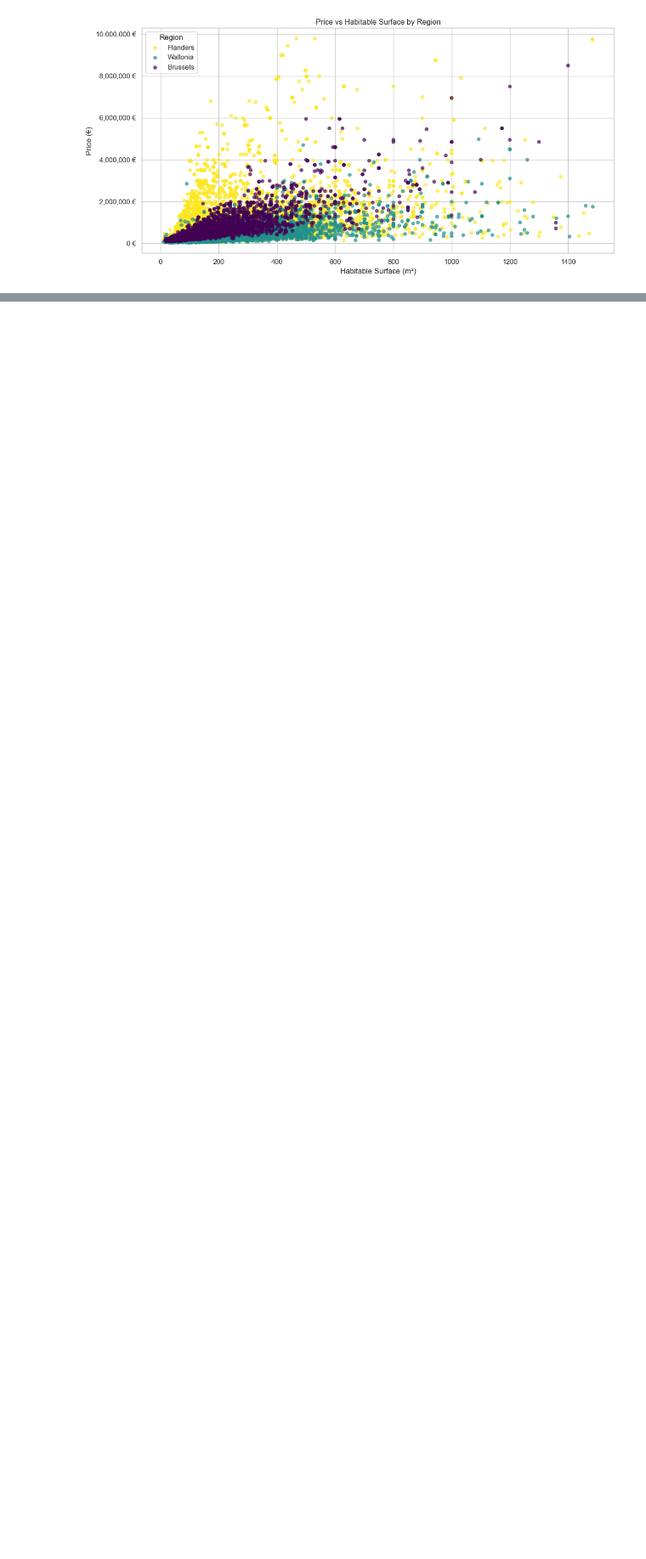
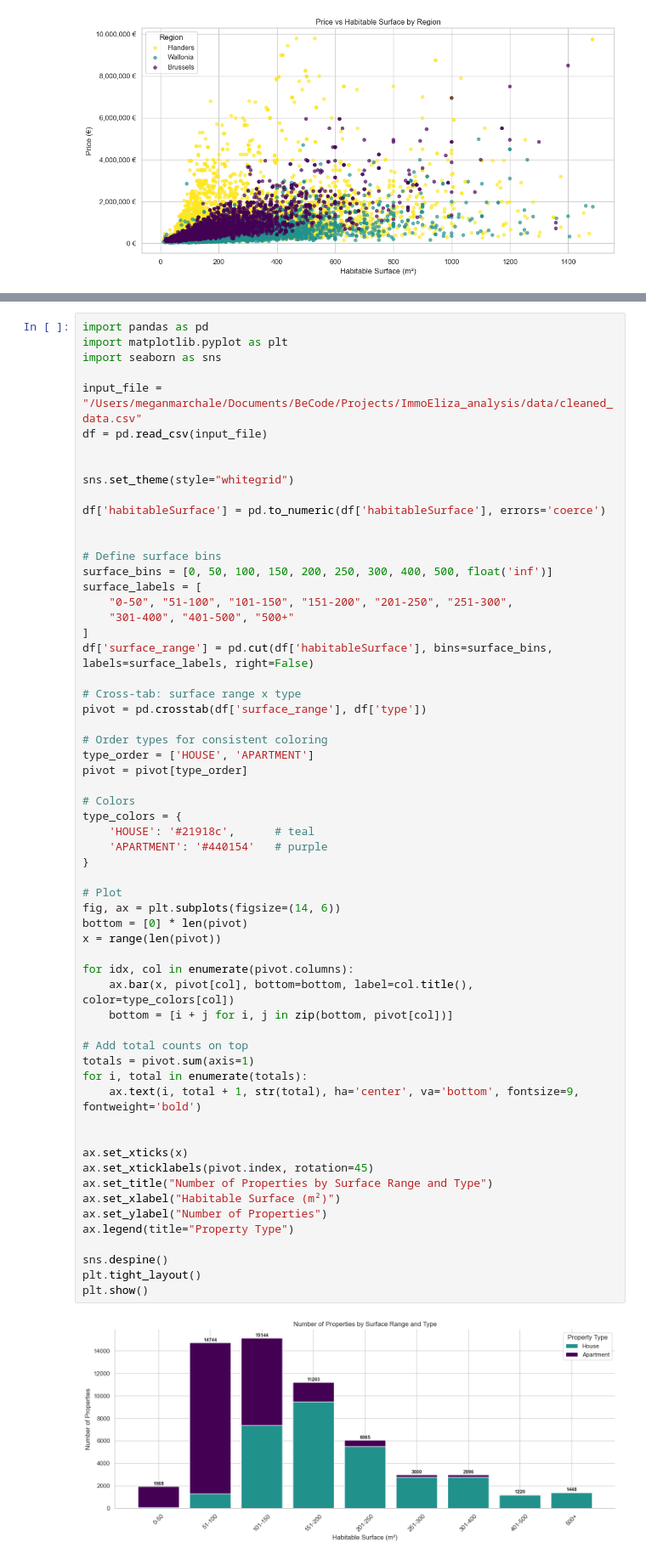
Before and after one commit to meganmarchale/ImmoEliza_analysis, a Jupyter notebook: utils/graphs/clean_graphs_Meg.ipynb, the cells around one changed output, grey strips where cells are left out. Shown at 85% size. Cells and saved outputs as stored; diff of their text form; blank space fills up the shorter version.

```diff
--- a/utils/graphs/clean_graphs_Meg.ipynb
+++ b/utils/graphs/clean_graphs_Meg.ipynb
@@ -472,0 +561,62 @@ for region in ['Brussels', 'Wallonia', 'Flanders']:
+# %%
+import pandas as pd
+import matplotlib.pyplot as plt
+import seaborn as sns
+
+input_file = "/Users/meganmarchale/Documents/BeCode/Projects/ImmoEliza_analysis/data/cleaned_data.csv"
+df = pd.read_csv(input_file)
+
+
+sns.set_theme(style="whitegrid")
+
+df['habitableSurface'] = pd.to_numeric(df['habitableSurface'], errors='coerce')
+
+
+# Define surface bins
+surface_bins = [0, 50, 100, 150, 200, 250, 300, 400, 500, float('inf')]
+surface_labels = [
+    "0-50", "51-100", "101-150", "151-200", "201-250", "251-300",
+    "301-400", "401-500", "500+"
+]
+df['surface_range'] = pd.cut(df['habitableSurface'], bins=surface_bins, labels=surface_labels, right=False)
+
+# Cross-tab: surface range x type
+pivot = pd.crosstab(df['surface_range'], df['type'])
+
+# Order types for consistent coloring
+type_order = ['HOUSE', 'APARTMENT']
+pivot = pivot[type_order]
+
+# Colors
+type_colors = {
+    'HOUSE': '#21918c',      # teal
+    'APARTMENT': '#440154'   # purple
+}
+
+# Plot
+fig, ax = plt.subplots(figsize=(14, 6))
+bottom = [0] * len(pivot)
+x = range(len(pivot))
+
+for idx, col in enumerate(pivot.columns):
+    ax.bar(x, pivot[col], bottom=bottom, label=col.title(), color=type_colors[col])
+    bottom = [i + j for i, j in zip(bottom, pivot[col])]
+
+# Add total counts on top
+totals = pivot.sum(axis=1)
+for i, total in enumerate(totals):
+    ax.text(i, total + 1, str(total), ha='center', va='bottom', fontsize=9, fontweight='bold')
+
+
+ax.set_xticks(x)
+ax.set_xticklabels(pivot.index, rotation=45)
+ax.set_title("Number of Properties by Surface Range and Type")
+ax.set_xlabel("Habitable Surface (m²)")
+ax.set_ylabel("Number of Properties")
+ax.legend(title="Property Type")
+
+sns.despine()
+plt.tight_layout()
+plt.show()
+# %% [output]
+[figure, added]
```
Also changed, not shown: parts of 8 cells of this notebook.
